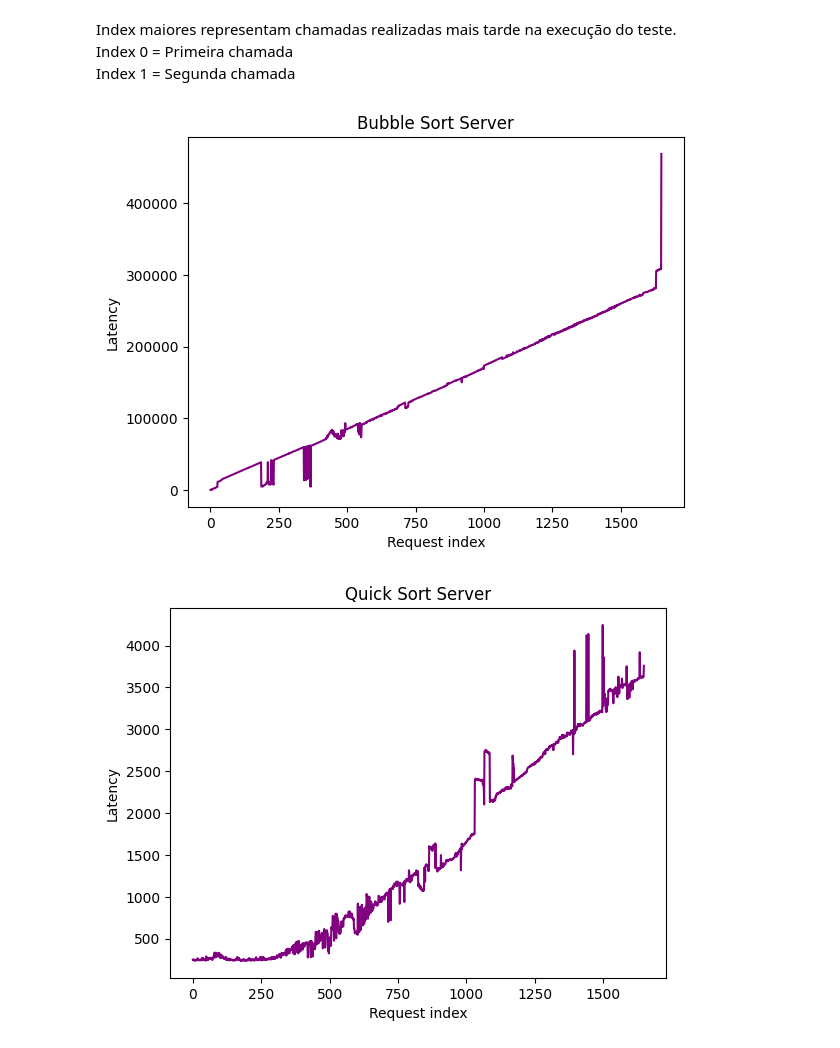
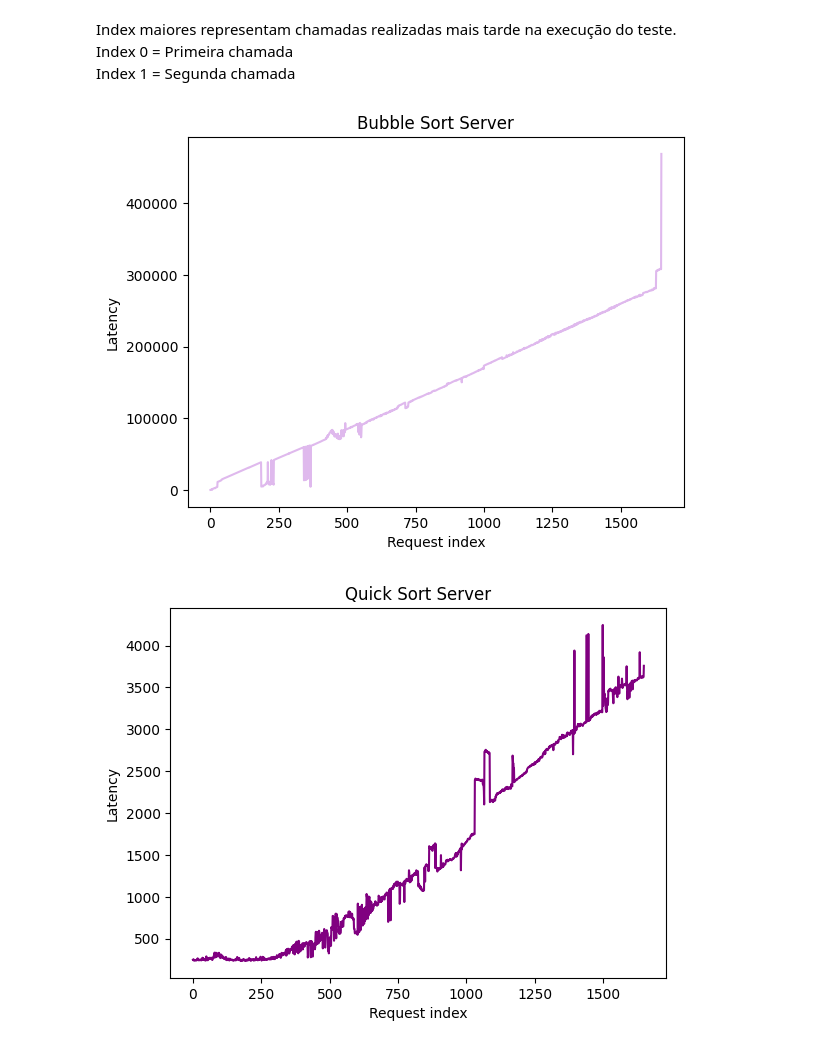
Before and after one commit to joaovictorsl/StressTestingExample, a Jupyter notebook: plots/main.ipynb, the cells around one changed output. Drawn from its saved outputs; the diff is of its cells as text; code cells hidden in the pictures.

```diff
--- a/plots/main.ipynb
+++ b/plots/main.ipynb
@@ -81,11 +81,11 @@ Index maiores representam chamadas realizadas mais tarde na execução do teste.
 Index 0 = Primeira chamada
 Index 1 = Segunda chamada
 # %%
-req_index_latency(df_b)
+req_index_latency(df_b, "#DFB9ED")
 plt.title("Bubble Sort Server")
 plt.savefig("B_ReqIndexVSLatency.png")
 # %% [output]
-[figure, old version]
+[figure, new version]
 # %%
 req_index_latency(df_q)
 plt.title("Quick Sort Server")
```
Also changed, not shown: parts of 1 cell of this notebook, 5 other files.
